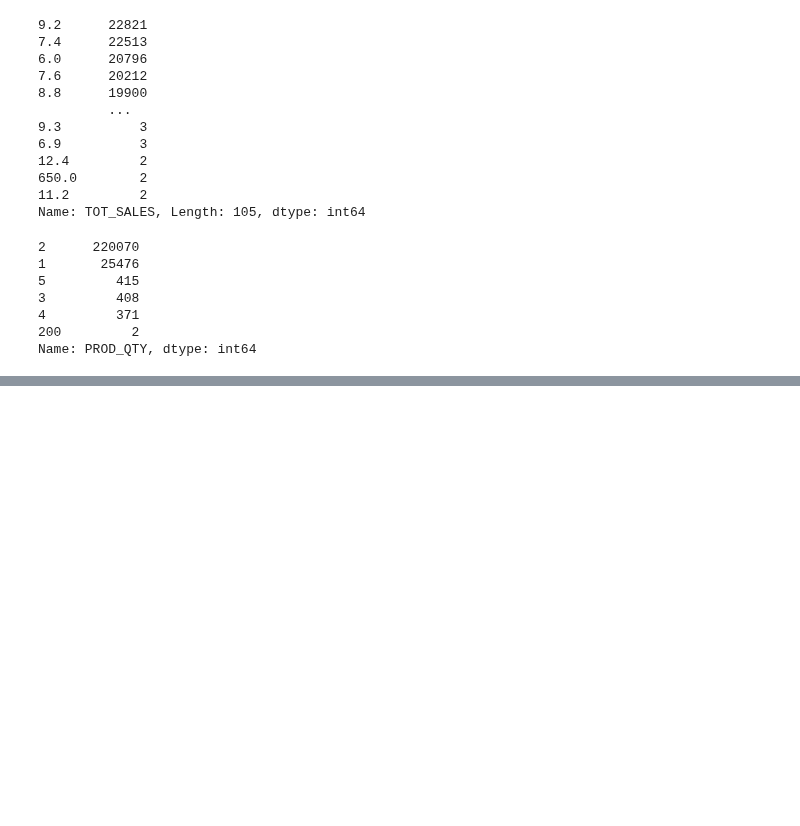
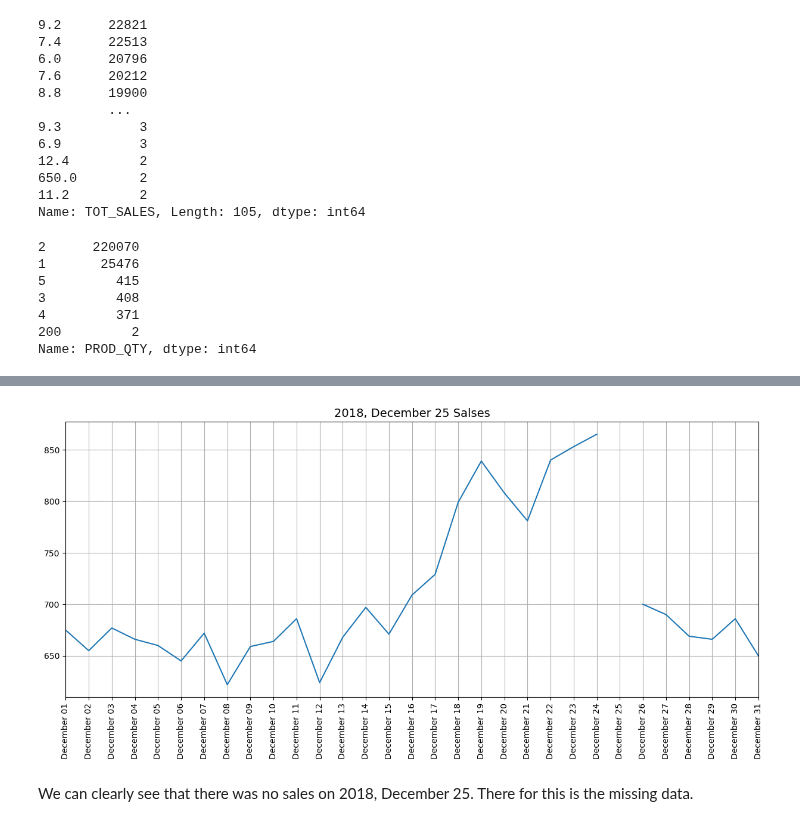
Before and after one commit to lawalsegun2025/forage_projects, a Jupyter notebook: 004_Quantium_Data_Analytics/1_data_preparation_and_customer_analytics/notebook/data_preparation_and_customer_analytics.ipynb, the cells around one changed output, grey strips where cells are left out. Cells and saved outputs as stored; diff of their text form; code cells hidden in the pictures; blank space fills up the shorter version.

```diff
--- a/004_Quantium_Data_Analytics/1_data_preparation_and_customer_analytics/notebook/data_preparation_and_customer_analytics.ipynb
+++ b/004_Quantium_Data_Analytics/1_data_preparation_and_customer_analytics/notebook/data_preparation_and_customer_analytics.ipynb
@@ -597,0 +647,3 @@ plt.show()
+# %%
+dec_1 = pd.to_datetime('2018-12-01 00:00:00')
+dec_1
@@ -597,0 +652,3 @@ plt.show()
+# %%
+dec_31 = pd.to_datetime('2019-01-01 00:00:00')
+dec_31
@@ -597,0 +657,3 @@ plt.show()
+# %%
+december = complete_date[   (complete_date["complete_date"] >= dec_1) & (complete_date["complete_date"] < dec_31)]
+december
@@ -597,0 +678,13 @@ plt.show()
+# %%
+# plot the number of sales per day in december
+plt.figure(figsize=(15, 6))
+plt.plot(december["complete_date"].dt.strftime('%B %d'),
+        december["TOT_SALES"])
+plt.title("2018, December 25 Salses", fontsize=14)
+plt.xlim('December 01', 'December 31')
+plt.grid()
+plt.xticks(rotation=90);
+# %% [output]
+[figure, added]
+# %% [markdown]
+We can clearly see that there was no sales on 2018, December 25. There for this is the missing data.
```
Also changed, not shown: parts of 71 cells of this notebook.
